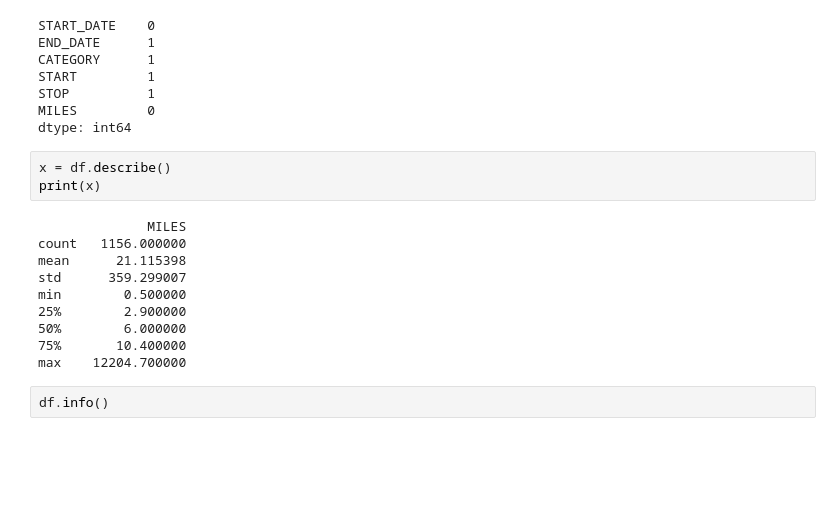
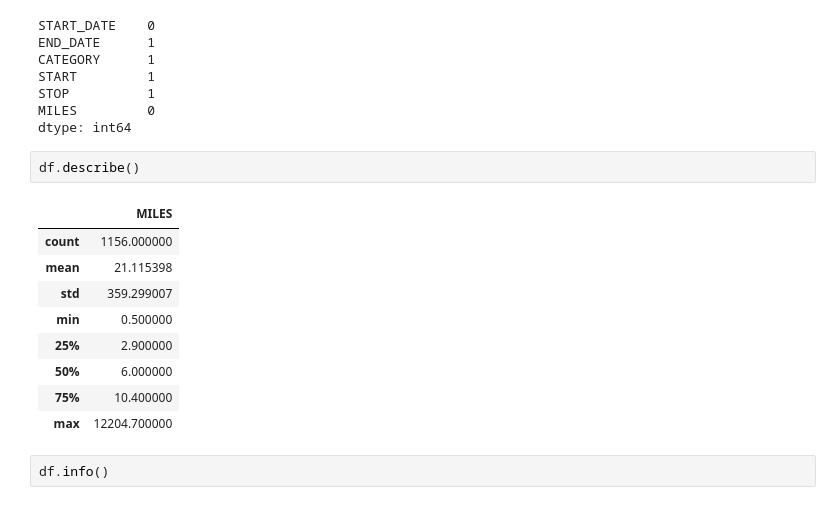
Before and after one commit to Pranshirastogi/Alfido-tech, a Jupyter notebook: uber.ipynb, the cells around one changed output. Saved outputs shown, nothing was run; the diff lists cells and outputs as text; blank space fills up the shorter version.

```diff
--- a/uber.ipynb
+++ b/uber.ipynb
@@ -54,19 +54,18 @@ START         1
 STOP          1
 MILES         0
 dtype: int64
-# %%
-x = df.describe()
-print(x)
-# %% [output]
-              MILES
-count   1156.000000
-mean      21.115398
-std      359.299007
-min        0.500000
-25%        2.900000
-50%        6.000000
-75%       10.400000
-max    12204.700000
+# %%
+df.describe()
+# %% [output]
+|  | MILES |
+| count | 1156.000000 |
+| mean | 21.115398 |
+| std | 359.299007 |
+| min | 0.500000 |
+| 25% | 2.900000 |
+| 50% | 6.000000 |
+| 75% | 10.400000 |
+| max | 12204.700000 |
 # %%
 df.info()
 # %% [output]
```
Also changed, not shown: parts of 1 cell of this notebook.
